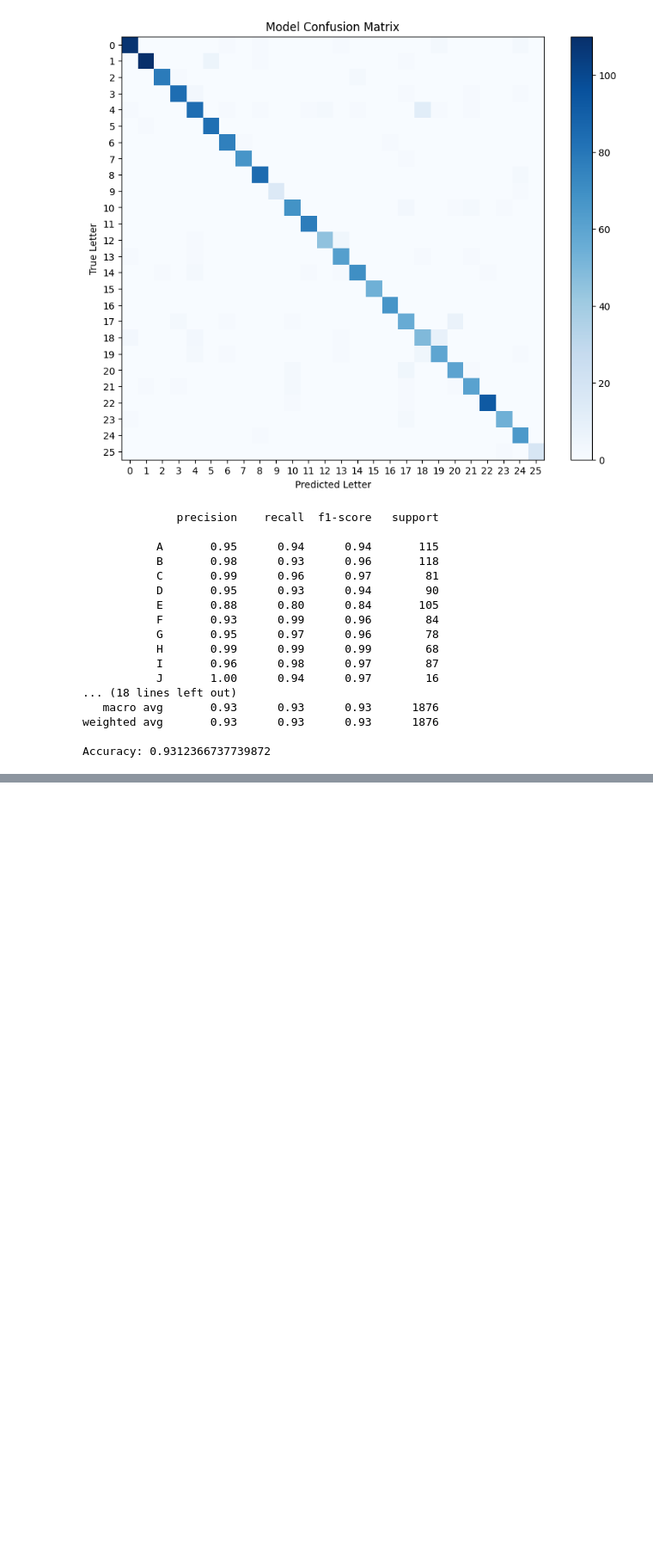
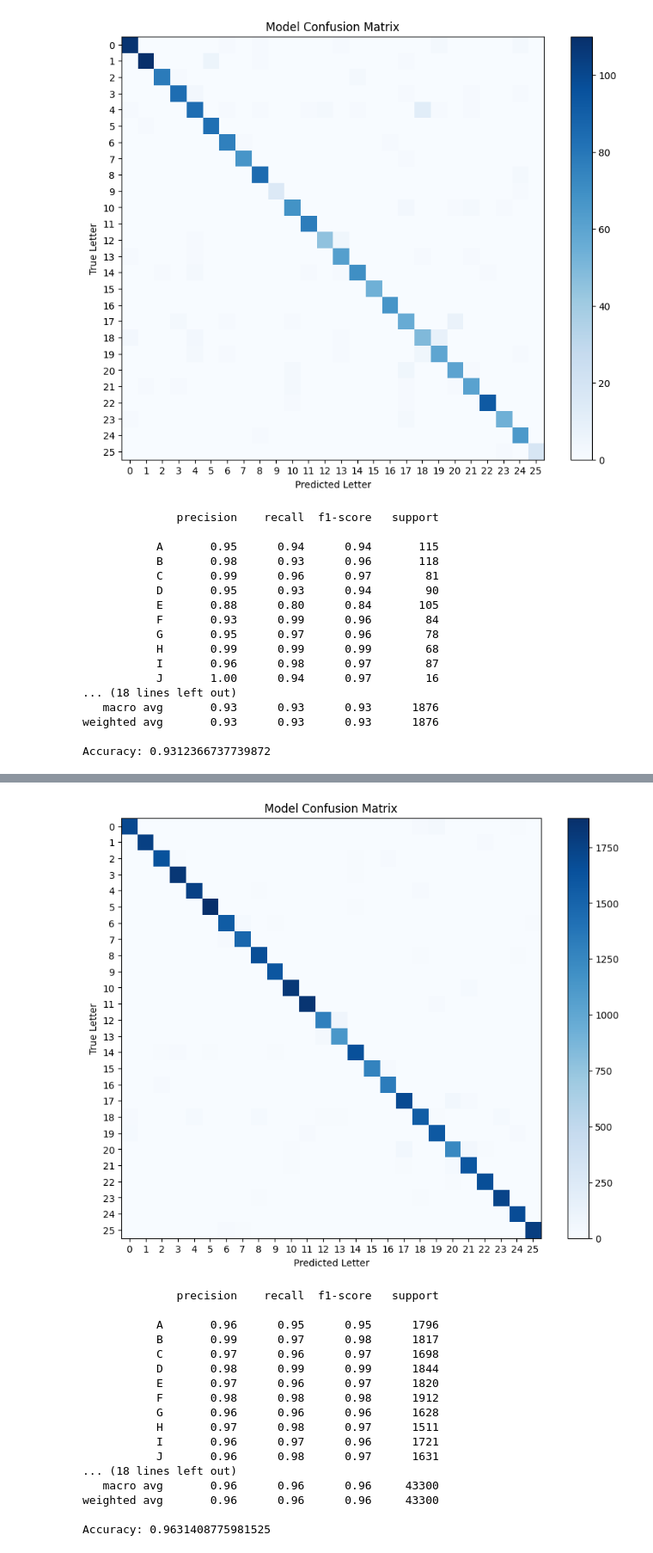
Before and after one commit to cpsnowden/swordle, a Jupyter notebook: notebooks/KNN-WT-MergedData.ipynb, the cells around one changed output, grey strips where cells are left out. Shown at 86% size. Cells and saved outputs as stored; diff of their text form; code cells hidden in the pictures; blank space fills up the shorter version.

```diff
--- a/notebooks/KNN-WT-MergedData.ipynb
+++ b/notebooks/KNN-WT-MergedData.ipynb
@@ -417,0 +572,21 @@ U
+# %%
+evaluate_model(letter_preds3, y3_test)
+# %% [output]
+[figure, added]
+              precision    recall  f1-score   support
+
+           A       0.96      0.95      0.95      1796
+           B       0.99      0.97      0.98      1817
+           C       0.97      0.96      0.97      1698
+           D       0.98      0.99      0.99      1844
+           E       0.97      0.96      0.97      1820
+           F       0.98      0.98      0.98      1912
+           G       0.96      0.96      0.96      1628
+           H       0.97      0.98      0.97      1511
+           I       0.96      0.97      0.96      1721
+           J       0.96      0.98      0.97      1631
+... (18 lines left out)
+   macro avg       0.96      0.96      0.96     43300
+weighted avg       0.96      0.96      0.96     43300
+
+Accuracy: 0.9631408775981525
```
Also changed, not shown: parts of 45 cells of this notebook.
